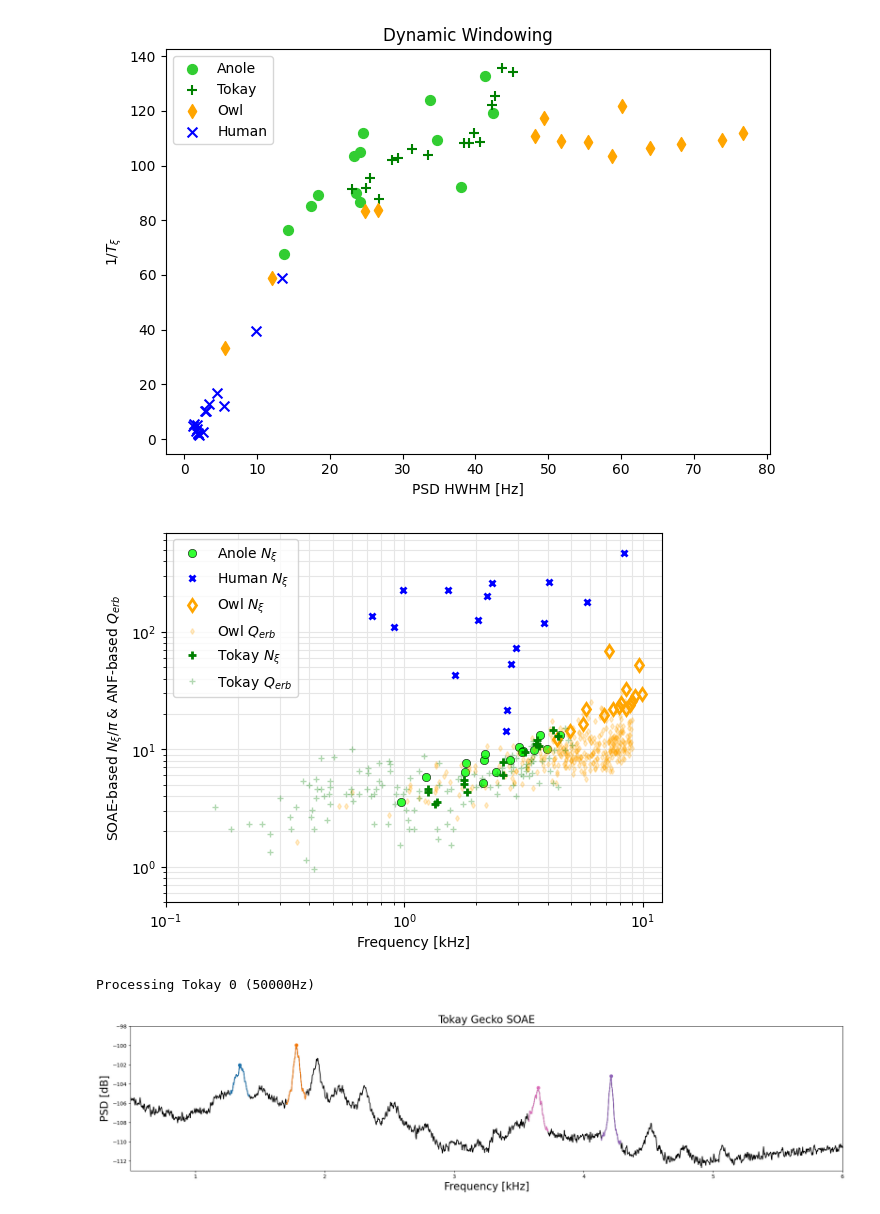
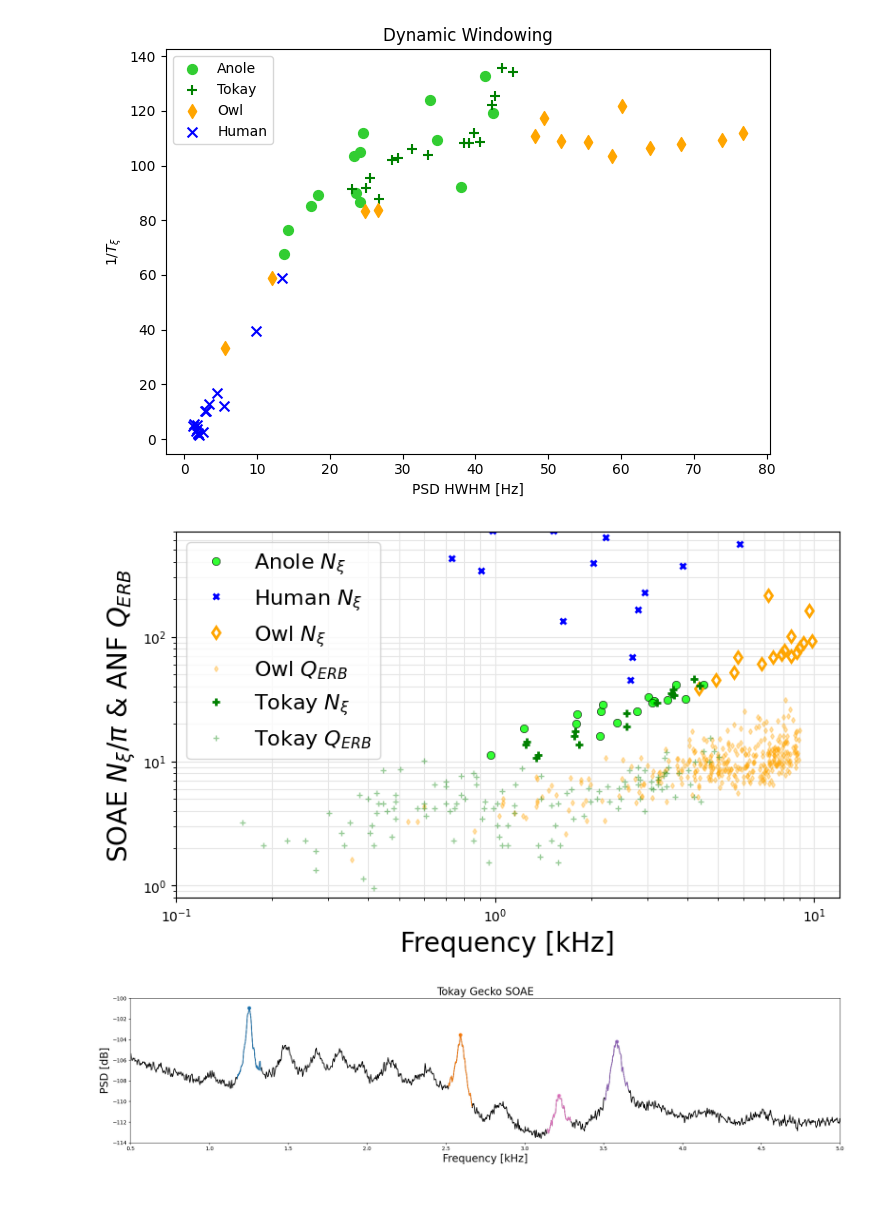
Before and after one commit to seththepeacock/otocoherence, a Jupyter notebook: ARO/ARO_figs.ipynb, the cells around one changed output. Cells and saved outputs as stored; diff of their text form; code cells hidden in the pictures.

```diff
--- a/ARO/ARO_figs.ipynb
+++ b/ARO/ARO_figs.ipynb
@@ -260,6 +260,7 @@ fig_fp = os.path.join(dir_figs_poster, 'Qerb_vs_N_xi.jpg')
 fp_N_xi= os.path.join(dir_otocoh, 'results','soae','SOAE Results (rho=1.0, Flattop, BW=50Hz, Mode=phi)', 'SOAE N_xi Fitted Parameters (rho=1.0, Flattop, BW=50Hz, Mode=phi).xlsx')
 
 fact= 1/(np.pi);  # scaling factor for all Nxi {1/pi}
+fact=1
 
 # --- owl ANF tuning curve data (Excel files provided by Christine)
 fp_ANFfileOwl= os.path.join(dir_otocoh, 'data','Owl Qerb_analysis_CK2.xlsx')
@@ -300,52 +301,52 @@ QerbANFtokay= 6*toakyANFq10[:,1]*1000/np.pi;  # convert to Qerb(?) via Bergevin
 
 
 # =======================================================================
 # ==== visualize
 plt.close("all")
 # ------------------------------------------------
-fig1, ax1 = plt.subplots()
+plt.figure(figsize=(9, 5))
 
 # --- anole
 fig1= plt.plot(anole_freqs/1000,anole_Nxi*fact,'o',color='k',markeredgewidth=0.5,
                alpha=0.8,ms=6,markerfacecolor='lime',label=r'Anole $N_{\xi}$')
 
 # --- human
 fig1= plt.plot(human_freqs/1000,human_Nxi*fact,'x',color='blue',
                alpha=1,ms=5,markeredgewidth=2,markerfacecolor='none',label=r'Human $N_{\xi}$')
 
 # --- owl
 fig1= plt.plot(owl_freqs/1000,owl_Nxi*fact,'d',color='orange',
                alpha=1.0,ms=6,markeredgewidth=2,markerfacecolor='none',label=r'Owl $N_{\xi}$')
 
 fig1= plt.plot(freqANFowl,QerbANFowl,'d',color='orange',
-               alpha=0.2,ms=3,lw=1,markerfacecolor='orange',label=r'Owl $Q_{erb}$')
+               alpha=0.3,ms=3,lw=1,markerfacecolor='orange',label=r'Owl $Q_{ERB}$')
 
 # --- tokay
 fig1= plt.plot(tokay_freqs/1000,tokay_Nxi*fact,'+',color='green',
                alpha=1,ms=6,markeredgewidth=2,markerfacecolor='none',label=r'Tokay $N_{\xi}$')
 fig1= plt.plot(freqANFtokay,QerbANFtokay,'+',color='green',
-               alpha=0.3,ms=4,lw=1,markerfacecolor='green',label=r'Tokay $Q_{erb}$')
+               alpha=0.4,ms=4,lw=1,markerfacecolor='green',label=r'Tokay $Q_{ERB}$')
 
 # ---
-ax1.set_xscale('log')
-ax1.set_yscale('log')
-fig1= plt.xlim([0.1,12])
-fig1= plt.ylim([0.5,700])
-fig1= plt.xlabel('Frequency [kHz]')
-fig1= plt.ylabel(r'SOAE-based $N_{\xi}/\pi$ & ANF-based $Q_{erb}$')
-fig1= plt.grid(True, which="both", ls="-", color='0.9')
-fig1= plt.legend()
-if (1==0):
-    fig1= plt.title('Comparison of Colossogram Time Constants and ANF-derived Tuning')
+plt.xscale('log')
+plt.yscale('log')
+
+plt.xlim([0.1,12])
+plt.ylim([0.8,700])
+plt.xlabel('Frequency [kHz]', fontsize=fsz)
+plt.ylabel(r'SOAE $N_{\xi}/\pi$ & ANF $Q_{ERB}$', fontsize=fsz)
+plt.grid(True, which="both", ls="-", color='0.9')
+plt.legend(fontsize=fsz-4)
+
 plt.savefig(fig_fp, dpi=dpi, bbox_inches='tight')
 plt.show()
 # %% [output]
-[figure, old version]
+[figure, new version]
 # %%
 "Tokay PSD"
 
 species='Tokay'
-wf_idx=0
+wf_idx=3
 fp_fig=os.path.join(dir_figs_poster, f"{species}_{wf_idx}_PSD.jpg")
 
 wf, wf_fn, fs, good_peak_freqs, bad_peak_freqs = get_wf(species=species, wf_idx=wf_idx)
@@ -410,18 +411,16 @@ for peak_idxs_psd, colors in zip(
             psd_band,
             c=color,
         )
-fsz=20
 plt.xlabel("Frequency [kHz]", fontsize=fsz)
 plt.ylabel("PSD [dB]", fontsize=fsz)
-plt.xlim(0.5, 6)
-plt.ylim(-113, -98)
+plt.xlim(0.5, 5)
+plt.ylim(-114, -100)
 plt.title(rf"Tokay Gecko SOAE", fontsize=fsz)
 plt.tight_layout()
 plt.savefig(fp_fig, dpi=dpi)
 plt.show()
 # %% [output]
-Processing Tokay 0 (50000Hz)
-[figure, old version]
+[figure, new version]
 # %%
 "Tokay Colossogram"
 
```
Also changed, not shown: parts of 6 cells of this notebook, 7 other files.
